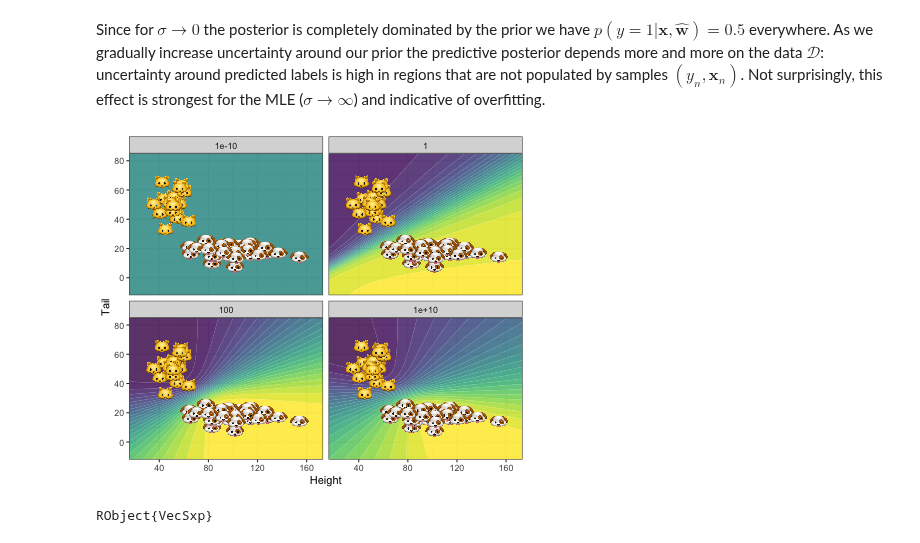
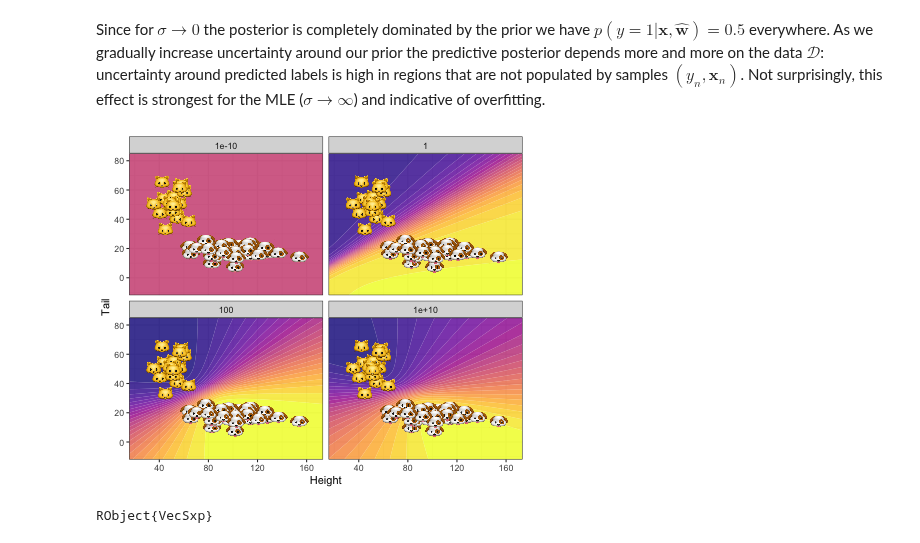
Before and after one commit to pat-alt/pat-alt.github.io, a Jupyter notebook: content/post/2021-11-15-bayesian-logistic-regression/julia_implementation.ipynb, the cells around one changed output. Saved outputs shown, nothing was run; the diff lists cells and outputs as text; code cells hidden in the pictures.

```diff
--- a/content/post/2021-11-15-bayesian-logistic-regression/julia_implementation.ipynb
+++ b/content/post/2021-11-15-bayesian-logistic-regression/julia_implementation.ipynb
@@ -261,12 +264,13 @@ Since for $\sigma\rightarrow 0$ the posterior is completely dominated by the pri
 # %%
 p +
   geom_contour_filled(data=estimates, aes(x = :x2, y = :x3, z = :x1), bins=25, alpha=0.8) +
   geom_image(data=features, aes(x=:x_1, y=:x_2, image=:emoji), size=0.1) +
   guides(fill="none") +
+  scale_fill_viridis(option="C",discrete=true) +
   scale_x_continuous(expand = R"c(0, 0)") + scale_y_continuous(expand = R"c(0, 0)") +
   facet_wrap(R"~noise") +
-  labs(x="Height", y="Tail") #|>
-  #p -> ggsave("www/predictive.png", plot = p, width=5, height=5)
+  labs(x="Height", y="Tail") # |>
+  # p -> ggsave("www/predictive.png", plot = p, width=5, height=5)
 # %% [output]
-[figure, old version]
+[figure, new version]
 RObject{VecSxp}
```
Also changed, not shown: parts of 4 cells of this notebook, 12 other files.
